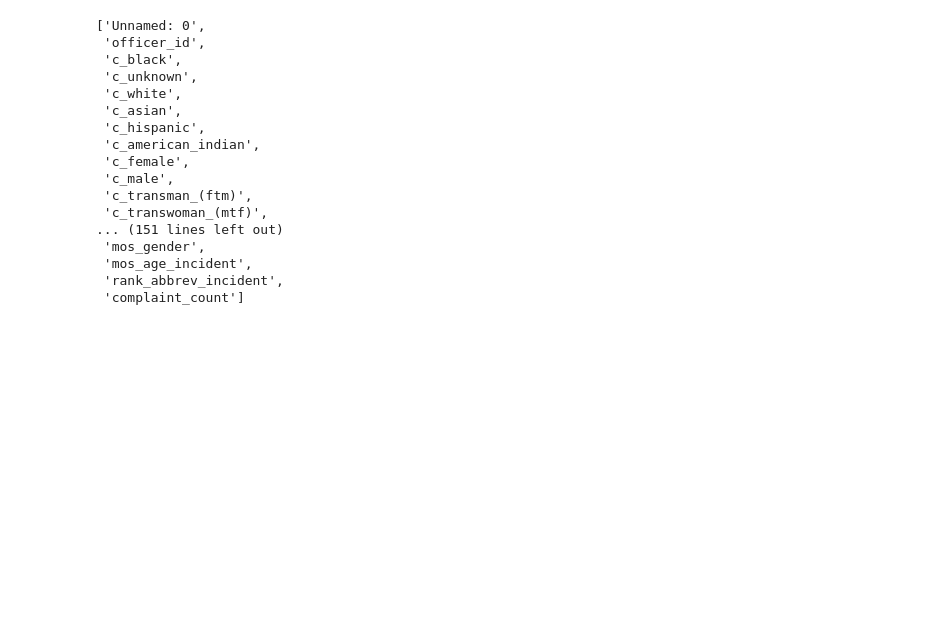
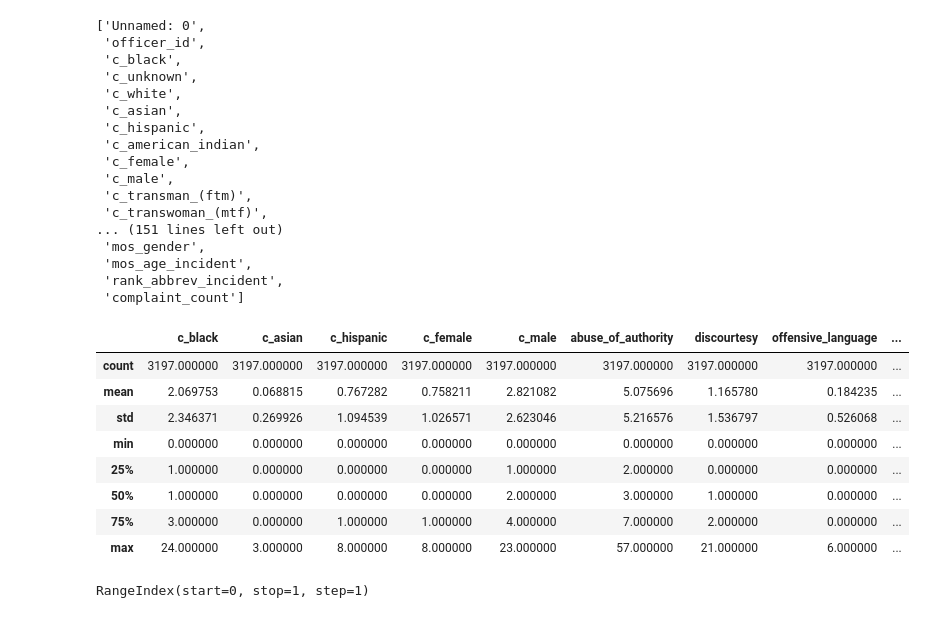
Before and after one commit to DSharm/nypd_misconduct, a Jupyter notebook: classification_fcns.ipynb, the cells around one changed output. Drawn from its saved outputs; the diff is of its cells as text; code cells hidden in the pictures; blank space fills up the shorter version.

```diff
--- a/classification_fcns.ipynb
+++ b/classification_fcns.ipynb
@@ -477,3 +477,46 @@ list(odf.columns)
  'mos_age_incident',
  'rank_abbrev_incident',
  'complaint_count']
+# %%
+outcome_var = "promotion"
+lambda_ = 0.5
+officer_df = True
+vb = False
+df = odf_small
+# def get_errors(df,regularization_param,outcome_var,outcome_var_type="binary",
+#                num_trials=10, officer_df=False, vb=False)
+
+test_drop = ['c_transwoman_(mtf)','c_gender_non-conforming','c_american_indian']
+
+if officer_df:
+    outcomeList = ['substantiated', 'ever_charged', 'demotion',
+                   'officer_charged', 'promotion']
+
+
+train,test = train_test_split(df,randomState=12345, verbose=vb)
+# train.drop(['c_unknown',"c_transman_(ftm)","c_white","Animal","Victim Subject of Sex Crime","Mace"],axis=1,inplace=True)
+trainY = np.array(train[[outcome_var]])
+trainX = np.array(train.drop(['officer_id','Unnamed: 0']+outcomeList+test_drop,axis=1))
+testY = np.array(test[[outcome_var]])
+testX = np.array(test.drop(['officer_id','Unnamed: 0']+outcomeList+test_drop,axis=1))
+
+train = train.drop(['officer_id','Unnamed: 0']+outcomeList+test_drop,axis=1)
+
+
+#w_hat = la.inv(trainX.T@trainX)@trainX.T@trainY
+w_hat = get_svd(trainX,"rls",param=lambda_, verbose=vb)@trainY
+# %%
+pd.set_option('display.max_columns', None)
+pd.set_option('display.max_rows', None)
+# %%
+train.describe()
+# %% [output]
+|  | c_black | c_asian | c_hispanic | c_female | c_male | abuse_of_authority | discourtesy | offensive_language | ... |
+| count | 3197.000000 | 3197.000000 | 3197.000000 | 3197.000000 | 3197.000000 | 3197.000000 | 3197.000000 | 3197.000000 | ... |
+| mean | 2.069753 | 0.068815 | 0.767282 | 0.758211 | 2.821082 | 5.075696 | 1.165780 | 0.184235 | ... |
+| std | 2.346371 | 0.269926 | 1.094539 | 1.026571 | 2.623046 | 5.216576 | 1.536797 | 0.526068 | ... |
+| min | 0.000000 | 0.000000 | 0.000000 | 0.000000 | 0.000000 | 0.000000 | 0.000000 | 0.000000 | ... |
+| 25% | 1.000000 | 0.000000 | 0.000000 | 0.000000 | 1.000000 | 2.000000 | 0.000000 | 0.000000 | ... |
+| 50% | 1.000000 | 0.000000 | 0.000000 | 0.000000 | 2.000000 | 3.000000 | 1.000000 | 0.000000 | ... |
+| 75% | 3.000000 | 0.000000 | 1.000000 | 1.000000 | 4.000000 | 7.000000 | 2.000000 | 0.000000 | ... |
+| max | 24.000000 | 3.000000 | 8.000000 | 8.000000 | 23.000000 | 57.000000 | 21.000000 | 6.000000 | ... |
@@ -479,0 +525,4 @@ list(odf.columns)
+# %%
+w_hat.columns
+# %% [output]
+RangeIndex(start=0, stop=1, step=1)
```
Also changed, not shown: parts of 13 cells of this notebook.
